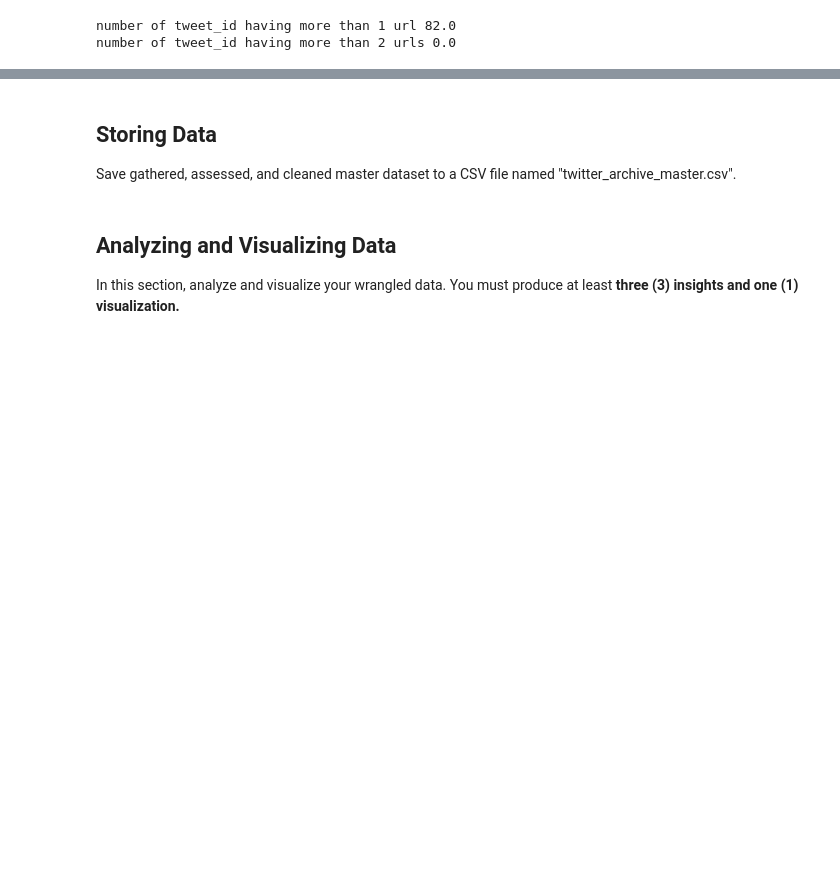
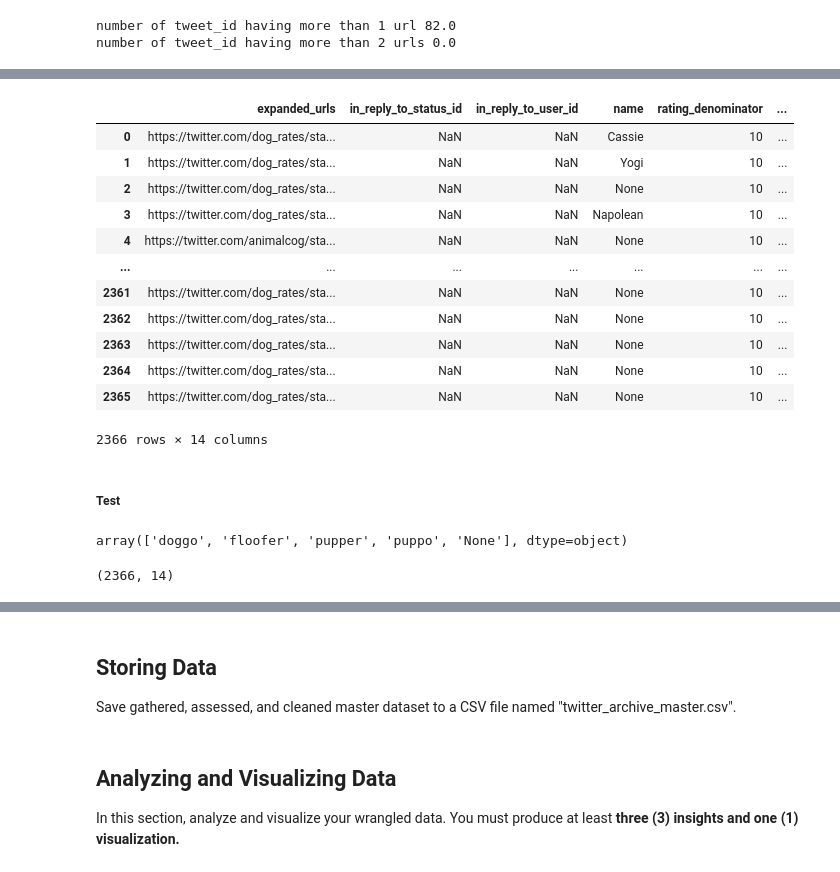
Before and after one commit to minhtutruong712/Data-wrangling---WeRateDogs---Udacity-, a Jupyter notebook: wrangle_act.ipynb, the cells around one changed output, grey strips where cells are left out. Drawn from its saved outputs; the diff is of its cells as text; code cells hidden in the pictures; blank space fills up the shorter version.

```diff
--- a/wrangle_act.ipynb
+++ b/wrangle_act.ipynb
@@ -331,0 +456,40 @@ arr = twitter_archive_cp['expanded_urls'].apply(lambda x: len(x.split(',')) if s
+# %%
+dog_type = ['doggo', 'floofer', 'pupper', 'puppo']
+# %%
+# unpivot columns in dog_type
+df1 = pd.melt(twitter_archive_cp, id_vars=twitter_archive_cp.columns.difference(dog_type), var_name='dog_type_name_column', value_name='dog_type')
+# %%
+# split dataset into None dog_type and dog_type in ['doggo', 'floofer', 'pupper', 'puppo'] and remove duplicates
+df2 = df1.drop('dog_type_name_column', axis=1).loc[df1.dog_type == 'None'].drop_duplicates() # all tweet_id
+df3 = df1.loc[df1.dog_type == df1.dog_type_name_column].drop('dog_type_name_column', axis=1).drop_duplicates() # tweet_id having dogtype
+# %%
+# df4 will exclude tweet_id having dogtype from df2 (real None dog type)
+df4 = df2.loc[~df2.tweet_id.isin(df3.tweet_id)]
+twitter_archive_cp = pd.concat([df3, df4], axis=0)
+# %%
+# reset index for twitter_archive_cp
+twitter_archive_cp.reset_index(drop=True)
+# %% [output]
+|  | expanded_urls | in_reply_to_status_id | in_reply_to_user_id | name | rating_denominator | ... |
+| 0 | https://twitter.com/dog_rates/sta... | NaN | NaN | Cassie | 10 | ... |
+| 1 | https://twitter.com/dog_rates/sta... | NaN | NaN | Yogi | 10 | ... |
+| 2 | https://twitter.com/dog_rates/sta... | NaN | NaN | None | 10 | ... |
+| 3 | https://twitter.com/dog_rates/sta... | NaN | NaN | Napolean | 10 | ... |
+| 4 | https://twitter.com/animalcog/sta... | NaN | NaN | None | 10 | ... |
+| ... | ... | ... | ... | ... | ... | ... |
+| 2361 | https://twitter.com/dog_rates/sta... | NaN | NaN | None | 10 | ... |
+| 2362 | https://twitter.com/dog_rates/sta... | NaN | NaN | None | 10 | ... |
+| 2363 | https://twitter.com/dog_rates/sta... | NaN | NaN | None | 10 | ... |
+| 2364 | https://twitter.com/dog_rates/sta... | NaN | NaN | None | 10 | ... |
+| 2365 | https://twitter.com/dog_rates/sta... | NaN | NaN | None | 10 | ... |
+2366 rows × 14 columns
+# %% [markdown]
+##### Test
+# %%
+twitter_archive_cp['dog_type'].unique()
+# %% [output]
+array(['doggo', 'floofer', 'pupper', 'puppo', 'None'], dtype=object)
+# %%
+twitter_archive_cp.shape
+# %% [output]
+(2366, 14)
```
Also changed, not shown: parts of 79 cells of this notebook.
